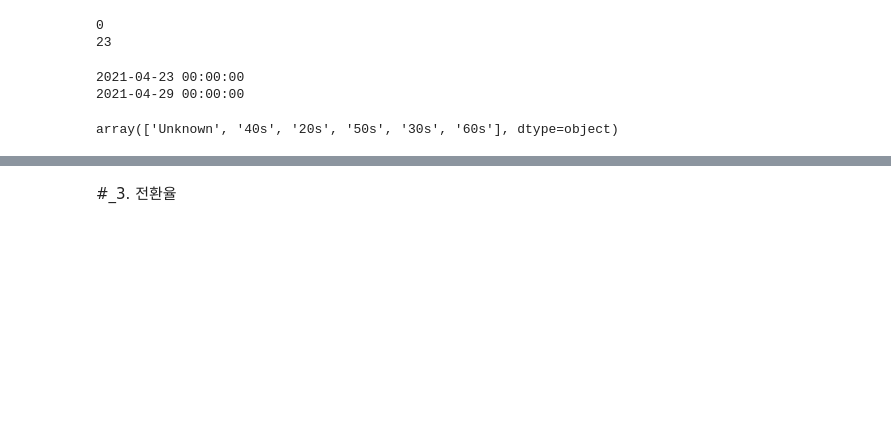
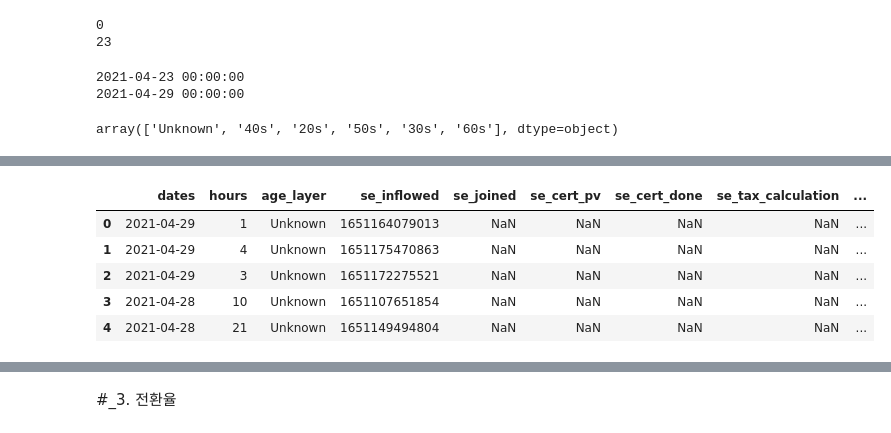
Before and after one commit to Nayoung-young/prj-funnel-analysis, a Jupyter notebook: user_funnel_analysis.ipynb, the cells around one changed output, grey strips where cells are left out. Drawn from its saved outputs; the diff is of its cells as text; code cells hidden in the pictures; blank space fills up the shorter version.

```diff
--- a/user_funnel_analysis.ipynb
+++ b/user_funnel_analysis.ipynb
@@ -82,0 +154,10 @@ array(['Unknown', '40s', '20s', '50s', '30s', '60s'], dtype=object)
+# %%
+df_signup = df_base[signup_v1]
+df_signup.head()
+# %% [output]
+|  | dates | hours | age_layer | se_inflowed | se_joined | se_cert_pv | se_cert_done | se_tax_calculation | ... |
+| 0 | 2021-04-29 | 1 | Unknown | 1651164079013 | NaN | NaN | NaN | NaN | ... |
+| 1 | 2021-04-29 | 4 | Unknown | 1651175470863 | NaN | NaN | NaN | NaN | ... |
+| 2 | 2021-04-29 | 3 | Unknown | 1651172275521 | NaN | NaN | NaN | NaN | ... |
+| 3 | 2021-04-28 | 10 | Unknown | 1651107651854 | NaN | NaN | NaN | NaN | ... |
+| 4 | 2021-04-28 | 21 | Unknown | 1651149494804 | NaN | NaN | NaN | NaN | ... |
```
Also changed, not shown: parts of 25 cells of this notebook.
